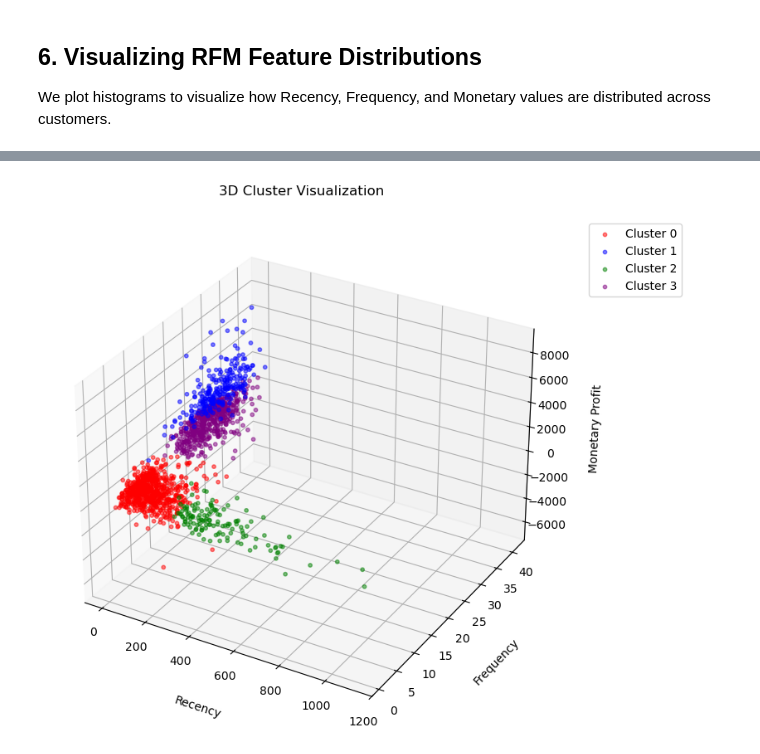
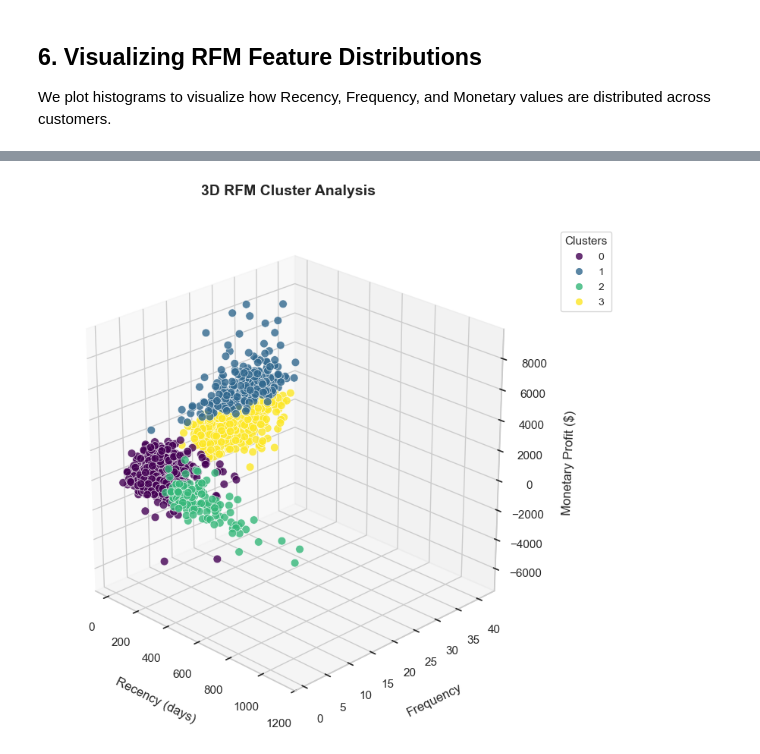
Before and after one commit to alirza81/Customer_Segmentation_Using_RFM_and_KMeans, a Jupyter notebook: notebooks/analysis.ipynb, the cells around one changed output, grey strips where cells are left out. Cells and saved outputs as stored; diff of their text form; code cells hidden in the pictures.

```diff
--- a/notebooks/analysis.ipynb
+++ b/notebooks/analysis.ipynb
@@ -218,28 +191,46 @@ Cluster
 # %%
-cluster_colors = ['red', 'blue', 'green', 'purple']
 
 fig = plt.figure(figsize=(10, 8))
+fig.subplots_adjust(left=0, right=0.9, bottom=0.1, top=0.9)
+
 ax = fig.add_subplot(111, projection='3d')
+ax.set_box_aspect([1, 1, 1])
 
-for i in range(len(centers)):
-    mask = rfm['Cluster'] == i
-    ax.scatter(
-        rfm.loc[mask, 'Recency'],
-        rfm.loc[mask, 'Frequency'],
-        rfm.loc[mask, 'Monetary_Profit'],
-        color=cluster_colors[i],
-        label=f'Cluster {i}',
-        alpha=0.5,
-        s=10
-    )
+# Create scatter plot with cluster coloring
+scatter = ax.scatter(
+    rfm['Recency'],
+    rfm['Frequency'],
+    rfm['Monetary_Profit'],
+    c=rfm['Cluster'],
+    cmap='viridis',
+    s=60,
+    alpha=0.8,
+    edgecolor='w',
+    linewidth=0.5,
+    depthshade=True
+)
 
-ax.set_xlabel('Recency', labelpad=15)
-ax.set_ylabel('Frequency', labelpad=15)
-ax.set_zlabel('Monetary Profit', labelpad=15)
-ax.set_title('3D Cluster Visualization', pad=20)
+ax.set_xlabel('Recency (days)', labelpad=20, fontsize=12)
+ax.set_ylabel('Frequency', labelpad=20, fontsize=12)
+ax.set_zlabel('Monetary Profit ($)', labelpad=20, fontsize=12)
 
-ax.legend(bbox_to_anchor=(1.05, 1), loc='upper left')
+plt.title('3D RFM Cluster Analysis', pad=30, fontsize=14, fontweight='bold')
+
+# Create legend and adjust position
+legend = ax.legend(
+    *scatter.legend_elements(),
+    title="Clusters",
+    loc="upper left",
+    bbox_to_anchor=(1.05, 1),
+    fontsize=10,
+    title_fontsize=11
+)
+
+# Adjust viewing angle
+ax.view_init(elev=25, azim=-45)
+
+ax.tick_params(axis='both', which='major', pad=10)
 
 plt.show()
 # %% [output]
-[figure, old version]
+[figure, new version]
```
Also changed, not shown: parts of 8 cells of this notebook, 6 other files.
